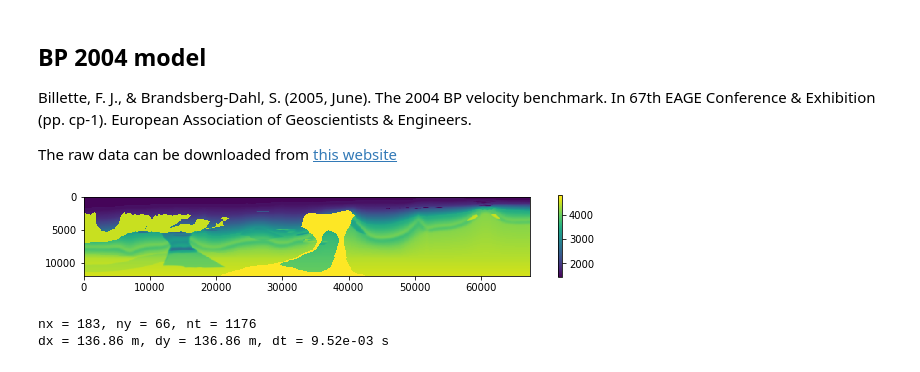
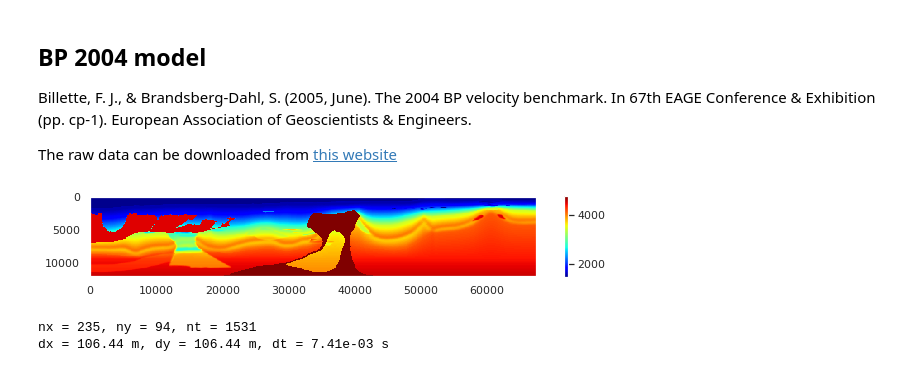
Before and after one commit to kailaix/ADSeismic.jl, a Jupyter notebook: examples/nn_fwi/BP2004_model.ipynb, the cells around one changed output. Saved outputs shown, nothing was run; the diff lists cells and outputs as text; code cells hidden in the pictures.

```diff
--- a/examples/nn_fwi/BP2004_model.ipynb
+++ b/examples/nn_fwi/BP2004_model.ipynb
@@ -14,6 +14,8 @@ import scipy.signal
 import scipy.io
 import obspy
 import os
+import seaborn as sns
+sns.set_theme()
 # %%
 in_dir = "./models_raw/"
 out_dir = "./models"
@@ -57,13 +62,13 @@ def load_BP_model():
 BP_model = load_BP_model()
 # %%
 plt.figure(figsize=(10,5))
-plt.pcolormesh(BP_model["x"][::10], BP_model["y"][::10], BP_model["vp"][::10,::10].T)
+plt.pcolormesh(BP_model["x"][::10], BP_model["y"][::10], BP_model["vp"][::10,::10].T, shading='auto', cmap="jet")
 plt.axis("scaled")
 plt.gca().invert_yaxis()
 plt.colorbar(shrink=0.3)
 plt.show()
 # %% [output]
-[figure, old version]
+[figure, new version]
 # %%
 def resample_model(x, y, model):
 
@@ -80,13 +85,13 @@ def resample_model(x, y, model):
 
     return new_model
 # %%
-f0 = 5
+f0 = 1.5
 vp0 = np.max(BP_model['vp'])
-dx, dt = calc_dx_dt(f0, vp0)
+dx, dt = calc_dx_dt(f0*3, vp0)
 dy = dx
-n_pml = 12
+n_pml = 10
 x_range = [0, 25000]
-y_range = [0, 9.e3]
+y_range = [0, 10000]
 t_range = [0, np.sqrt((x_range[1] - x_range[0])**2 + (y_range[1] - y_range[0])**2)/np.mean(BP_model['vp']) * 1.5]
 x = np.arange(x_range[0], x_range[1], dx)
 y = np.arange(y_range[0], y_range[1], dy)
@@ -95,11 +100,10 @@ nx = len(x)
 ny = len(y)
 nt = len(t)
 src_rcv_depth = n_pml
-mask_extra_detph = 0
+mask_extra_detph = 2
 
-model = resample_model(x, y, BP_model)
 print(f"nx = {nx}, ny = {ny}, nt = {nt}")
 print(f"dx = {dx:.2f} m, dy = {dy:.2f} m, dt = {dt:.2e} s")
 # %% [output]
-nx = 183, ny = 66, nt = 1176
-dx = 136.86 m, dy = 136.86 m, dt = 9.52e-03 s
+nx = 235, ny = 94, nt = 1531
+dx = 106.44 m, dy = 106.44 m, dt = 7.41e-03 s
```
Also changed, not shown: parts of 14 cells of this notebook, 2 other files.
